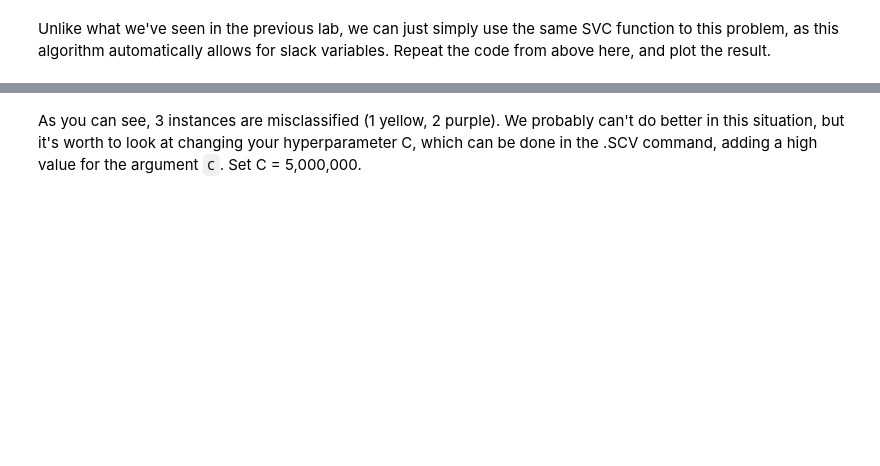
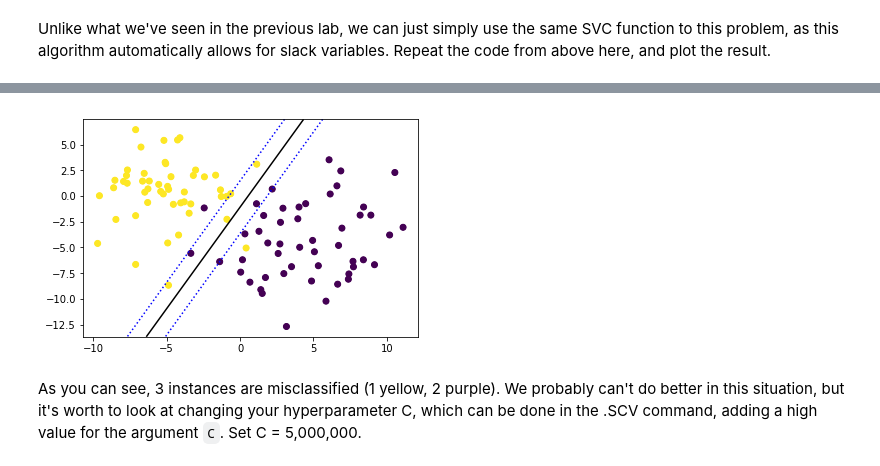
Before and after one commit to fpleoni/dsc-3-33-04-building-an-svm-using-scikit-learn-nyc-ds-career-031119, a Jupyter notebook: index.ipynb, the cells around one changed output, grey strips where cells are left out. Drawn from its saved outputs; the diff is of its cells as text; code cells hidden in the pictures; blank space fills up the shorter version.

```diff
--- a/index.ipynb
+++ b/index.ipynb
@@ -157,2 +155,31 @@ Unlike what we've seen in the previous lab, we can just simply use the same SVC
+# %%
+plt.scatter(X_2[:, 0], X_2[:, 1], c=y_2, s=25)
+
+from sklearn import svm
+
+clf = svm.SVC(kernel='linear')  #, C=1000000,
+clf.fit(X_2, y_2)
+
+X_21= X_2[:,0]
+X_22= X_2[:,1]
+X21_min, X21_max = X_21.min() - 1, X_21.max() + 1
+X22_min, X22_max = X_22.min() - 1, X_22.max() + 1
+
+x21_coord = np.linspace(X21_min, X21_max, 10)
+x22_coord = np.linspace(X22_min, X22_max, 10)
+
+X22_C, X21_C = np.meshgrid(x22_coord, x21_coord)
+
+x21x22 = np.c_[X21_C.ravel(), X22_C.ravel()]
+
+df2 = clf.decision_function(x21x22)
+df2= df2.reshape(X21_C.shape)
+
+plt.scatter(X_21, X_22, c = y_2)
+axes = plt.gca()
+axes.contour(X21_C, X22_C, df2, colors=["blue","black","blue"], levels= [-1, 0, 1], linestyles=[':', '-', ':'])
+plt.show()
+# %% [output]
+[figure, added]
 # %% [markdown]
 As you can see, 3 instances are misclassified (1 yellow, 2 purple). We probably can't do better in this situation, but it's worth to look at changing your hyperparameter C, which can be done in the .SCV command, adding a high value for the argument `C`. Set C = 5,000,000.
```
Also changed, not shown: parts of 4 cells of this notebook.
